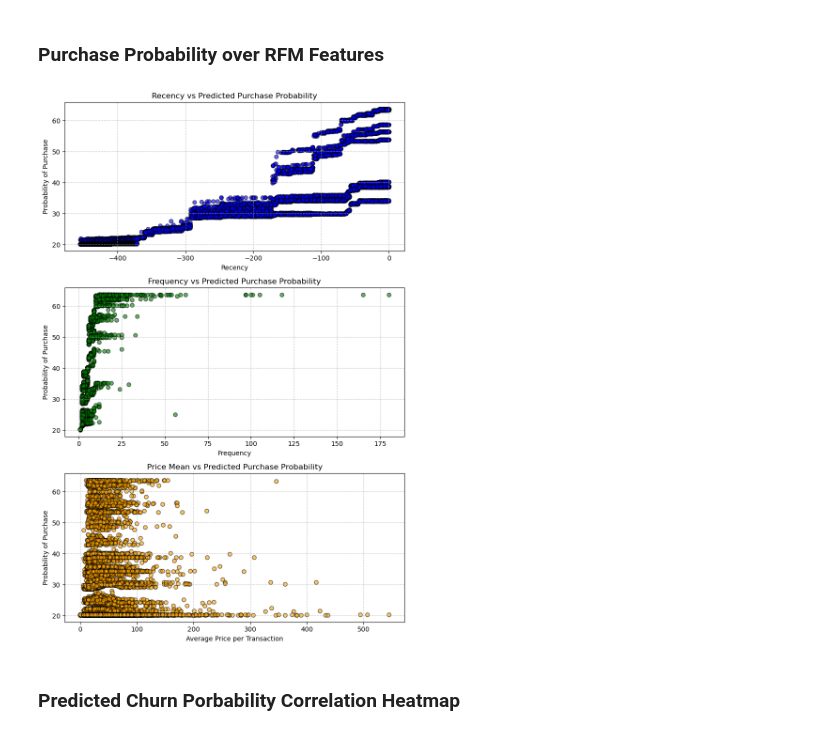
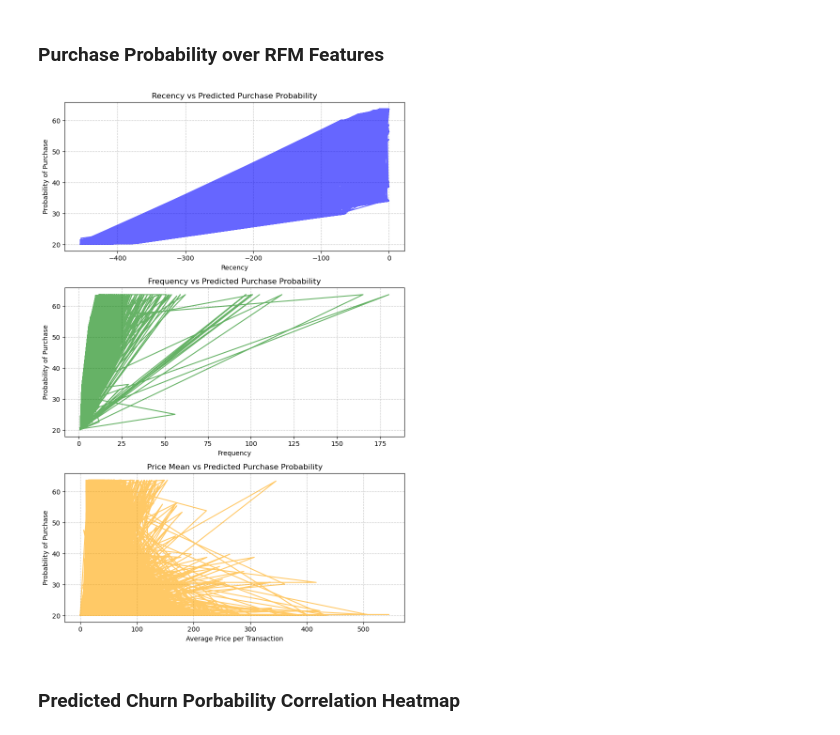
Before and after one commit to YashChowdhary34/predictive_clv_behaviour_analysis, a Jupyter notebook: analysis/04_prediction_analysis.ipynb, the cells around one changed output. Drawn from its saved outputs; the diff is of its cells as text; code cells hidden in the pictures.

```diff
--- a/analysis/04_prediction_analysis.ipynb
+++ b/analysis/04_prediction_analysis.ipynb
@@ -129,31 +129,31 @@ plt.savefig('../visuals/purchase_and_churn_probability_distribution.png')
 # %%
 plt.figure(figsize=(8, 12))
 
 plt.subplot(3, 1, 1)
-plt.scatter(churn_df['recency'], churn_df['spend_90_prob'], alpha=0.6, color='blue', edgecolor='black')
+plt.plot(churn_df['recency'], churn_df['spend_90_prob'], alpha=0.6, color='blue')
 plt.title('Recency vs Predicted Purchase Probability')
 plt.xlabel('Recency')
 plt.ylabel('Probability of Purchase')
 plt.grid(linestyle='--', alpha=0.7)
 
 plt.subplot(3, 1, 2)
-plt.scatter(churn_df['frequency'], churn_df['spend_90_prob'], alpha=0.6, color='green', edgecolor='black')
+plt.plot(churn_df['frequency'], churn_df['spend_90_prob'], alpha=0.6, color='green')
 plt.title('Frequency vs Predicted Purchase Probability')
 plt.xlabel('Frequency')
 plt.ylabel('Probability of Purchase')
 plt.grid(linestyle='--', alpha=0.7)
 
 plt.subplot(3, 1, 3)
-plt.scatter(churn_df['price_mean'], churn_df['spend_90_prob'], alpha=0.6, color='orange', edgecolor='black')
+plt.plot(churn_df['price_mean'], churn_df['spend_90_prob'], alpha=0.6, color='orange')
 plt.title('Price Mean vs Predicted Purchase Probability')
 plt.xlabel('Average Price per Transaction')
 plt.ylabel('Probability of Purchase')
 plt.grid(linestyle='--', alpha=0.7)
 
 plt.tight_layout()
 plt.savefig('../visuals/purchase_prob_over_rfm.png')
 # %% [output]
-[figure, old version]
+[figure, new version]
 # %% [markdown]
 ### Predicted Churn Porbability Correlation Heatmap
 # %%
```
Also changed, not shown: 7 other files.
